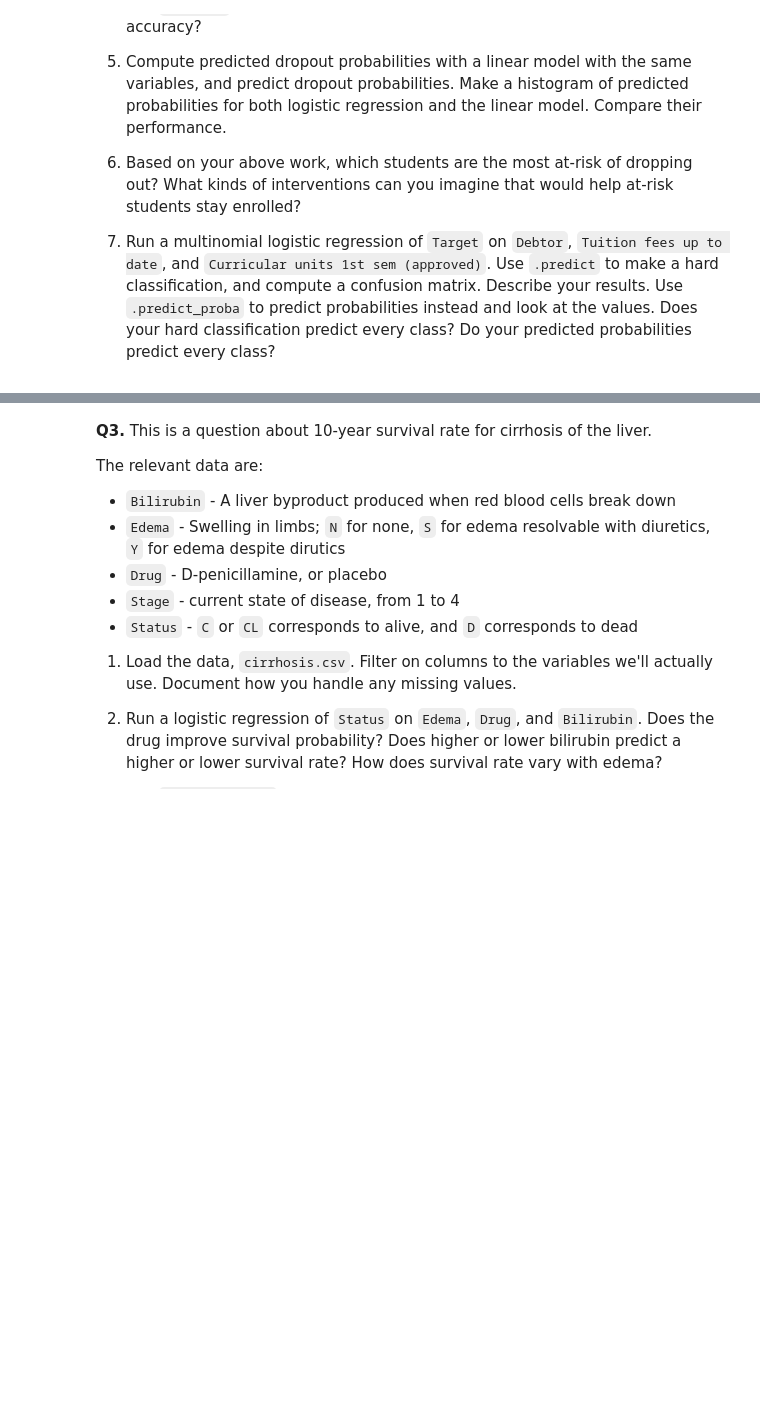
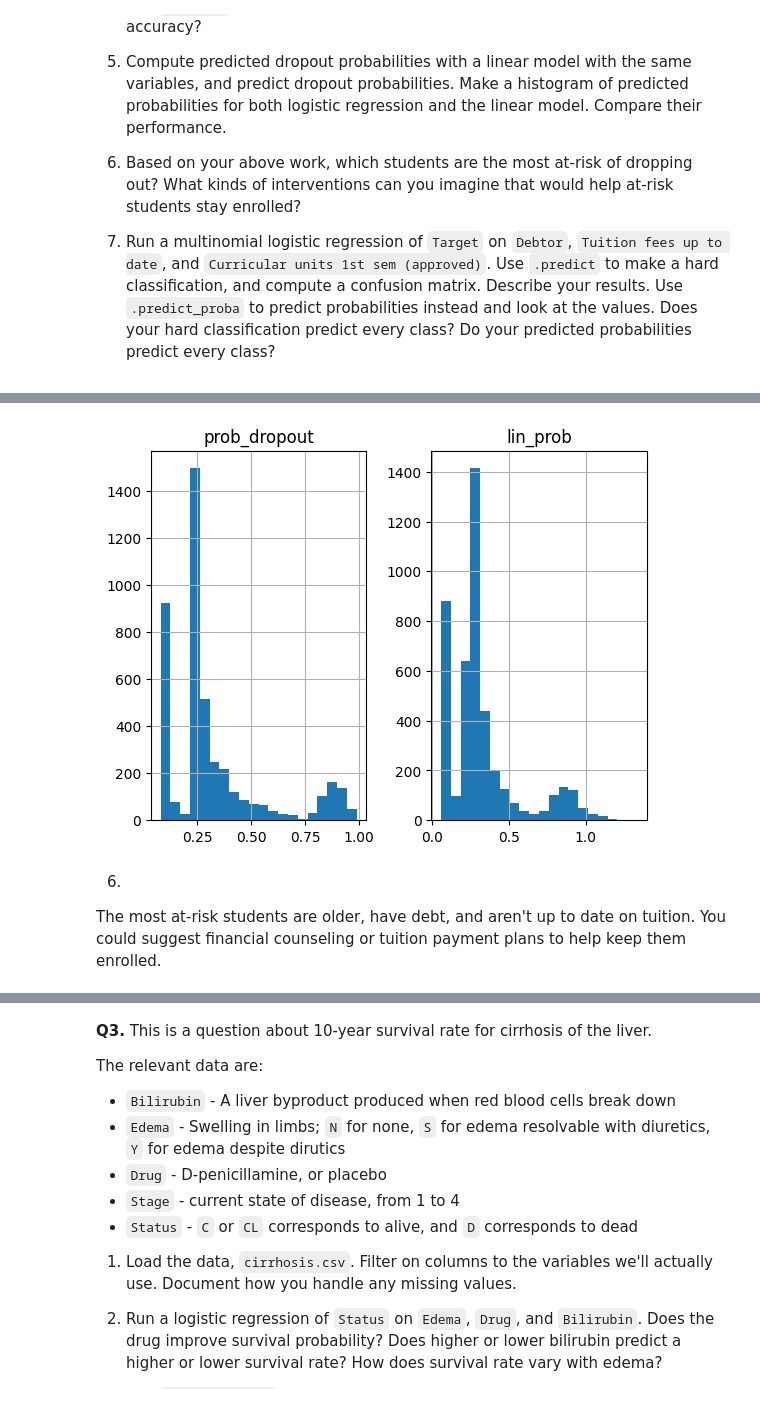
Before and after one commit to skang0812/undergrad_ml_assignments, a Jupyter notebook: 05_assignment_glm.ipynb, the cells around one changed output, grey strips where cells are left out. Saved outputs shown, nothing was run; the diff lists cells and outputs as text; code cells hidden in the pictures; blank space fills up the shorter version.

```diff
--- a/05_assignment_glm.ipynb
+++ b/05_assignment_glm.ipynb
@@ -42,0 +149,16 @@ The relevant variables are:
+# %%
+from sklearn.linear_model import LinearRegression
+
+#linear model (OLS)
+lin_model = LinearRegression().fit(X, y)
+df['lin_prob'] = lin_model.predict(X)
+
+#histogram comparison
+df[['prob_dropout', 'lin_prob']].hist(bins=20)
+plt.show()
+# %% [output]
+[figure, added]
+# %% [markdown]
+6.
+
+The most at-risk students are older, have debt, and aren't up to date on tuition. You could suggest financial counseling or tuition payment plans to help keep them enrolled.
```
Also changed, not shown: parts of 26 cells of this notebook.
